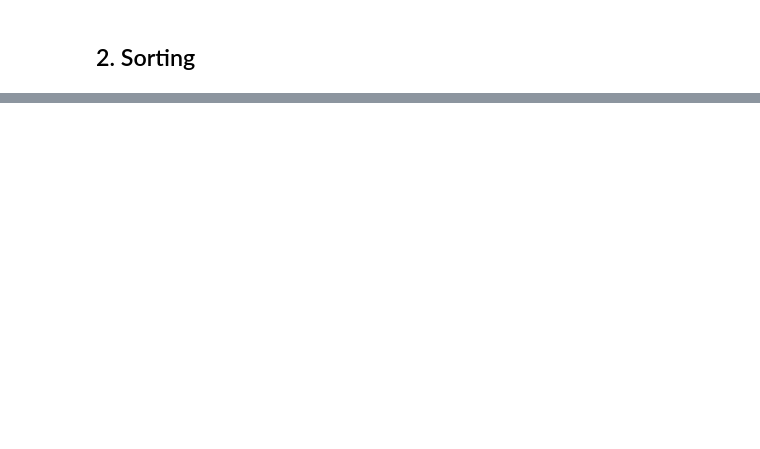
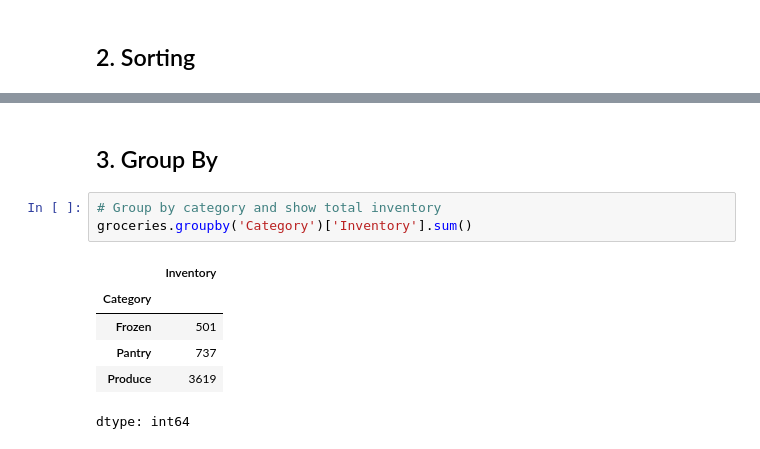
Before and after one commit to sairaawahid/Data-Science-in-Python-Data-Prep-EDA, a Jupyter notebook: Exploratory Data Analysis/Exploratory_data_analysis.ipynb, the cells around one changed output, grey strips where cells are left out. Drawn from its saved outputs; the diff is of its cells as text; blank space fills up the shorter version.

```diff
--- a/Exploratory Data Analysis/Exploratory_data_analysis.ipynb
+++ b/Exploratory Data Analysis/Exploratory_data_analysis.ipynb
@@ -158,0 +155,12 @@ groceries[groceries['Low Inventory'] == 'Low inventory'].sort_values('Price_Doll
+# %% [markdown]
+## 3. Group By
+# %%
+# Group by category and show total inventory
+groceries.groupby('Category')['Inventory'].sum()
+# %% [output]
+|  | Inventory |
+| Category |  |
+| Frozen | 501 |
+| Pantry | 737 |
+| Produce | 3619 |
+dtype: int64
```
Also changed, not shown: parts of 12 cells of this notebook.
